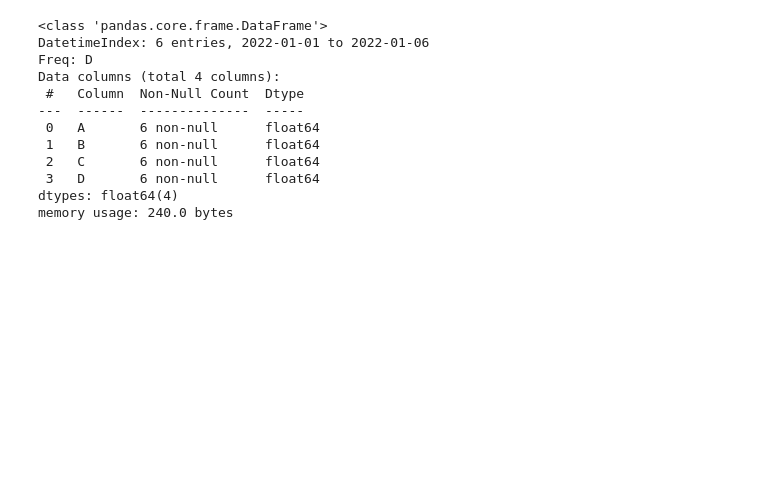
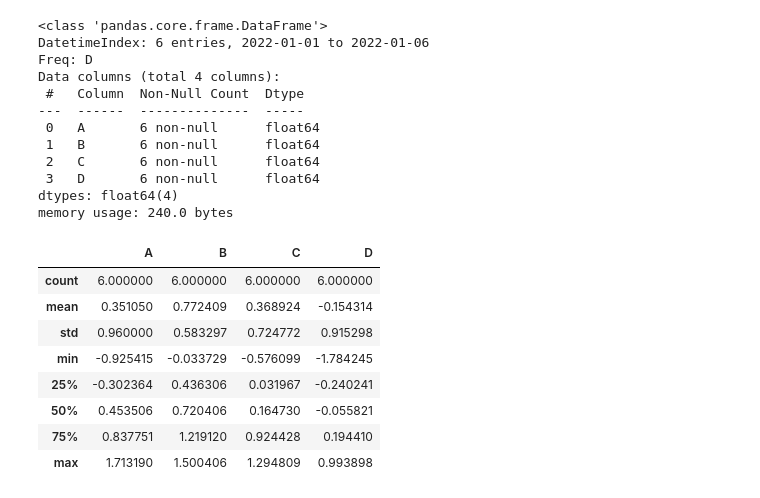
Before and after one commit to 2hongbi/ds-study, a Jupyter notebook: src/base_pandas_numpy.ipynb, the cells around one changed output. Saved outputs shown, nothing was run; the diff lists cells and outputs as text; code cells hidden in the pictures; blank space fills up the shorter version.

```diff
--- a/src/base_pandas_numpy.ipynb
+++ b/src/base_pandas_numpy.ipynb
@@ -75,3 +75,16 @@ Data columns (total 4 columns):
  3   D       6 non-null      float64
 dtypes: float64(4)
 memory usage: 240.0 bytes
+# %%
+# df.describe() : 통계적 개요 확인 가능
+df.describe()
+# %% [output]
+|  | A | B | C | D |
+| count | 6.000000 | 6.000000 | 6.000000 | 6.000000 |
+| mean | 0.351050 | 0.772409 | 0.368924 | -0.154314 |
+| std | 0.960000 | 0.583297 | 0.724772 | 0.915298 |
+| min | -0.925415 | -0.033729 | -0.576099 | -1.784245 |
+| 25% | -0.302364 | 0.436306 | 0.031967 | -0.240241 |
+| 50% | 0.453506 | 0.720406 | 0.164730 | -0.055821 |
+| 75% | 0.837751 | 1.219120 | 0.924428 | 0.194410 |
+| max | 1.713190 | 1.500406 | 1.294809 | 0.993898 |
```
Also changed, not shown: parts of 25 cells of this notebook.
